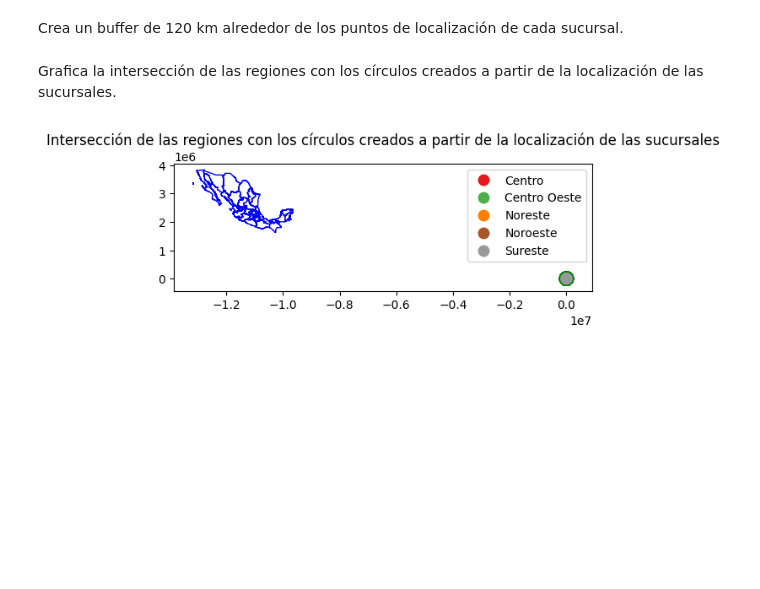
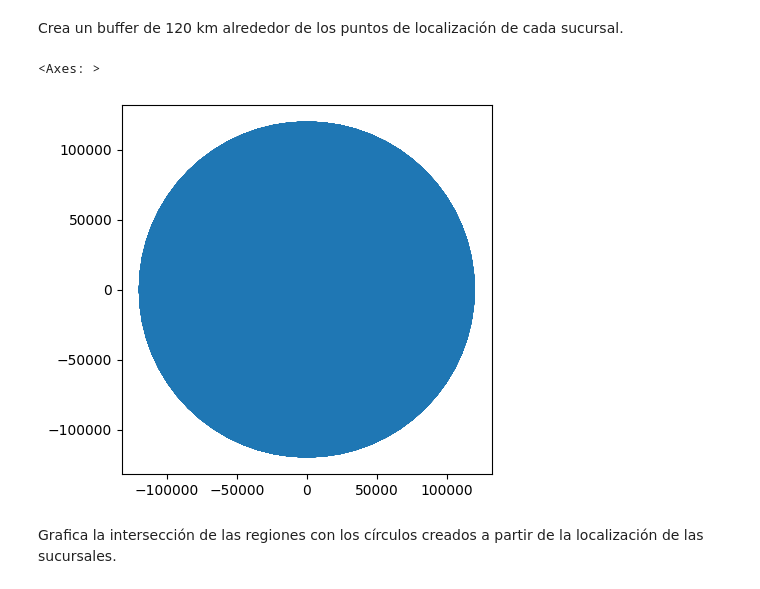
Before and after one commit to Jadrianp29/testreko, a Jupyter notebook: DS_C3_SC2_JESUSADRIANAGUILARPEREZ.ipynb, the cells around one changed output. Drawn from its saved outputs; the diff is of its cells as text; code cells hidden in the pictures; blank space fills up the shorter version.

```diff
--- a/DS_C3_SC2_JESUSADRIANAGUILARPEREZ.ipynb
+++ b/DS_C3_SC2_JESUSADRIANAGUILARPEREZ.ipynb
@@ -59,6 +59,3 @@ Index(['id', ' nombre', ' direccion', ' ubicacion', ' latitud', ' longitud',
       dtype='object')
 # %% [markdown]
 Convierte los datos de la localización de las sucursales de Costco® en un GeoDataFrame, creando puntos a partir de la longitud y latitud de cada sucursal.
-# %%
-Tiendas_costco['geometry'] = Tiendas_costco.apply(lambda row: Point(row[' longitud'], row[' latitud']), axis=1)
-Tiendas_costco.head()
@@ -77,0 +62,3 @@ Tiendas_costco_gdf.plot(figsize=(10,10), edgecolor='b', facecolor='r')
+# %%
+Tiendas_costco1 = geopandas.GeoDataFrame(Tiendas_costco,geometry=geopandas.points_from_xy(Tiendas_costco[' longitud'],Tiendas_costco[' latitud']))
+Tiendas_costco1.head()
@@ -112,15 +134,10 @@ mex = mex.to_crs(epsg=3395)
 # %% [markdown]
 Crea un buffer de 120 km alrededor de los puntos de localización de cada sucursal.
 # %%
-Tiendas_costco_gdf['geometry'] = Tiendas_costco_gdf.buffer(120000)
+Tiendas_costco1['geometry'] = Tiendas_costco1.buffer(120000)
+Tiendas_costco1.plot()
+# %% [output]
+<Axes: >
+[figure, added]
 # %% [markdown]
 Grafica la intersección de las regiones con los círculos creados a partir de la localización de las sucursales.
-# %%
-fig,ax = plt.subplots()
-ax.set_title('Intersección de las regiones con los círculos creados a partir de la localización de las sucursales')
-ax.set_aspect('equal')
-mex.plot(ax=ax, edgecolor='b', facecolor='w')
-Tiendas_costco_gdf.plot(ax=ax, column='Region', edgecolor='g', legend=True, cmap='Set1', markersize=50)
-plt.show();
-# %% [output]
-[figure, removed]
```
Also changed, not shown: parts of 12 cells of this notebook.
